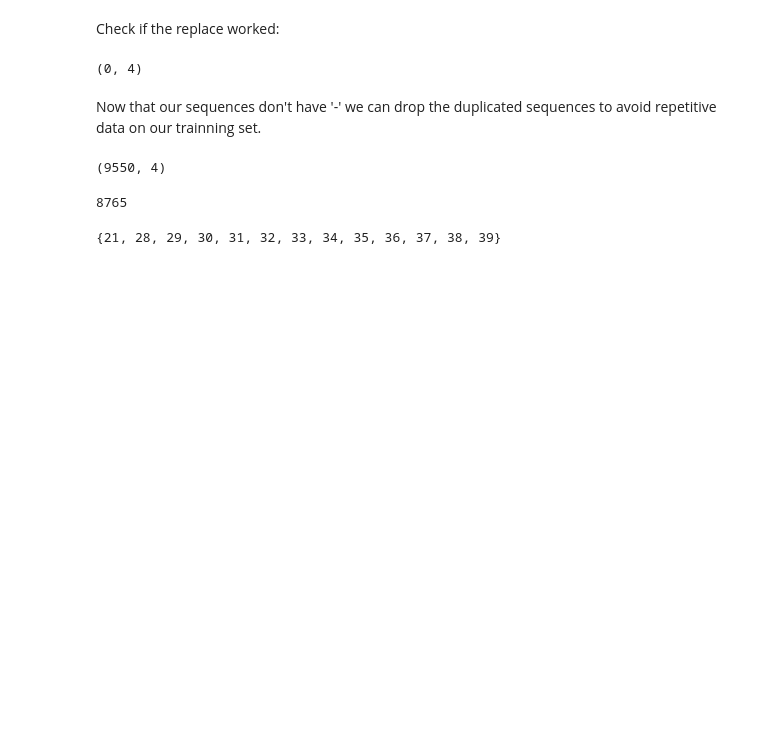
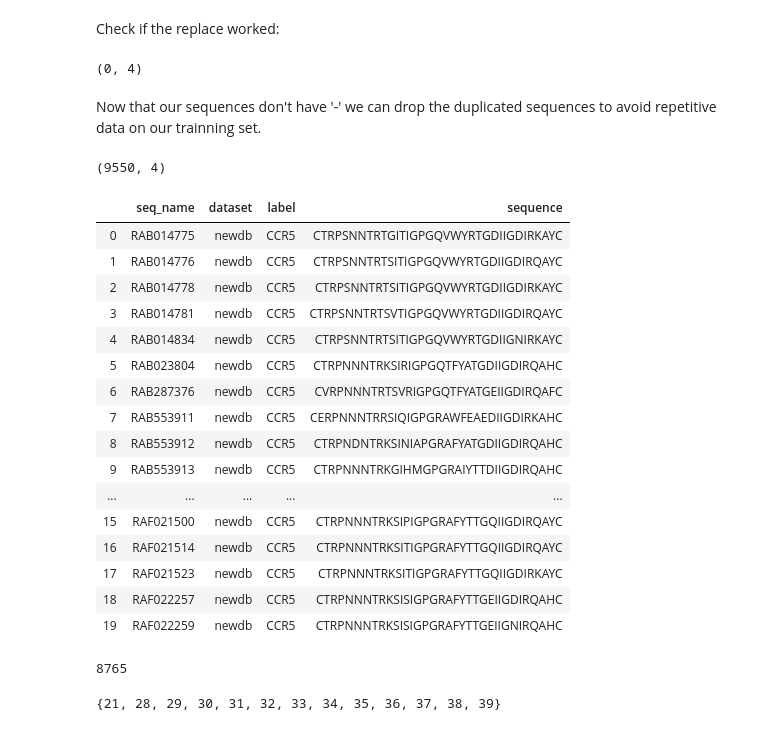
Before and after one commit to GabrielSGoncalves/DeepTropism, a Jupyter notebook: DeepTropism_study.ipynb, the cells around one changed output. Saved outputs shown, nothing was run; the diff lists cells and outputs as text; code cells hidden in the pictures; blank space fills up the shorter version.

Commit message:
Adding notebook 2 for trainning and results and other aligned datasets

```diff
--- a/DeepTropism_study.ipynb
+++ b/DeepTropism_study.ipynb
@@ -280,0 +267,20 @@ df_datasets.to_csv('all_datasets_raw.tsv', sep='\t')
+# %%
+df_datasets.head(20)
+# %% [output]
+|  | seq_name | dataset | label | sequence |
+| 0 | RAB014775 | newdb | CCR5 | CTRPSNNTRTGITIGPGQVWYRTGDIIGDIRKAYC |
+| 1 | RAB014776 | newdb | CCR5 | CTRPSNNTRTSITIGPGQVWYRTGDIIGDIRQAYC |
+| 2 | RAB014778 | newdb | CCR5 | CTRPSNNTRTSITIGPGQVWYRTGDIIGDIRKAYC |
+| 3 | RAB014781 | newdb | CCR5 | CTRPSNNTRTSVTIGPGQVWYRTGDIIGDIRQAYC |
+| 4 | RAB014834 | newdb | CCR5 | CTRPSNNTRTSITIGPGQVWYRTGDIIGNIRKAYC |
+| 5 | RAB023804 | newdb | CCR5 | CTRPNNNTRKSIRIGPGQTFYATGDIIGDIRQAHC |
+| 6 | RAB287376 | newdb | CCR5 | CVRPNNNTRTSVRIGPGQTFYATGEIIGDIRQAFC |
+| 7 | RAB553911 | newdb | CCR5 | CERPNNNTRRSIQIGPGRAWFEAEDIIGDIRKAHC |
+| 8 | RAB553912 | newdb | CCR5 | CTRPNDNTRKSINIAPGRAFYATGDIIGDIRQAHC |
+| 9 | RAB553913 | newdb | CCR5 | CTRPNNNTRKGIHMGPGRAIYTTDIIGDIRQAHC |
+| ... | ... | ... | ... | ... |
+| 15 | RAF021500 | newdb | CCR5 | CTRPNNNTRKSIPIGPGRAFYTTGQIIGDIRQAYC |
+| 16 | RAF021514 | newdb | CCR5 | CTRPNNNTRKSITIGPGRAFYTTGQIIGDIRQAYC |
+| 17 | RAF021523 | newdb | CCR5 | CTRPNNNTRKSITIGPGRAFYTTGQIIGDIRKAYC |
+| 18 | RAF022257 | newdb | CCR5 | CTRPNNNTRKSISIGPGRAFYTTGEIIGDIRQAHC |
+| 19 | RAF022259 | newdb | CCR5 | CTRPNNNTRKSISIGPGRAFYTTGEIIGNIRQAHC |
```
Also changed, not shown: parts of 54 cells of this notebook, 9 other files.
